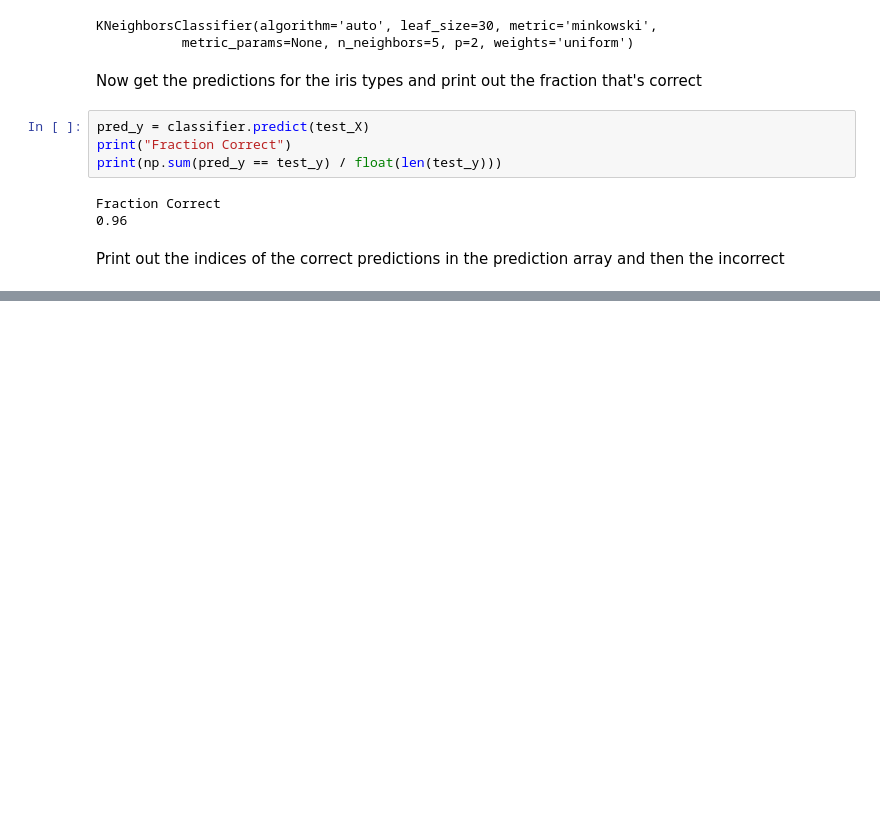
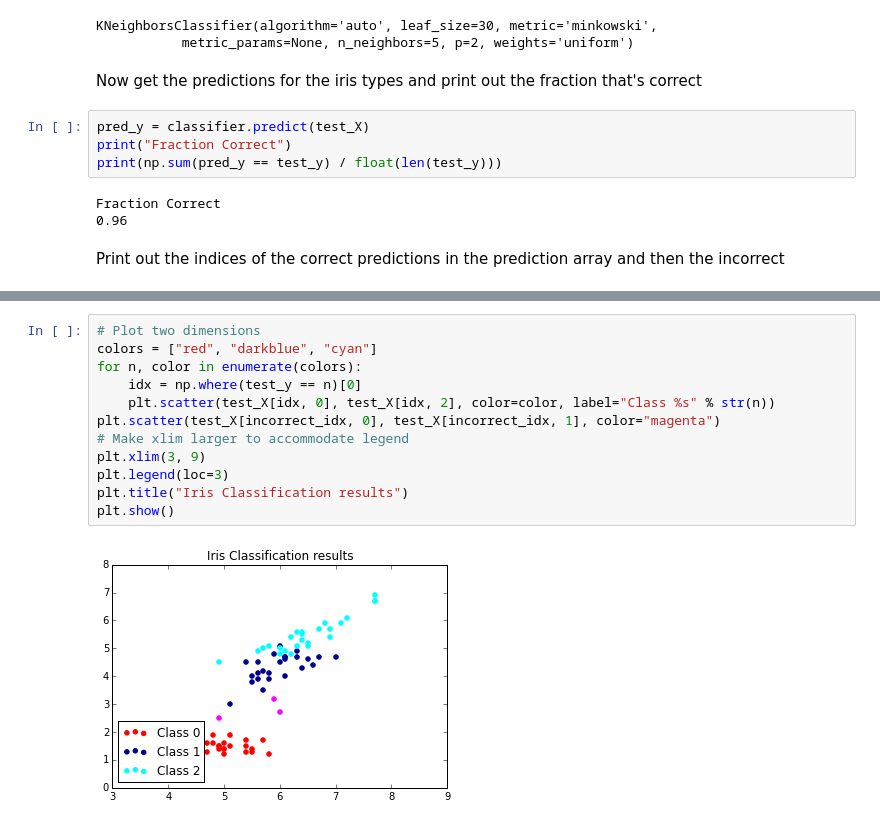
Before and after one commit to jkru/scipy_talk_tutorial, a Jupyter notebook: scipy_research_talk.ipynb, the cells around one changed output, grey strips where cells are left out. Cells and saved outputs as stored; diff of their text form; blank space fills up the shorter version.

```diff
--- a/scipy_research_talk.ipynb
+++ b/scipy_research_talk.ipynb
@@ -159,0 +176,14 @@ plt.show()
+# %%
+# Plot two dimensions
+colors = ["red", "darkblue", "cyan"]
+for n, color in enumerate(colors):
+    idx = np.where(test_y == n)[0]
+    plt.scatter(test_X[idx, 0], test_X[idx, 2], color=color, label="Class %s" % str(n))
+plt.scatter(test_X[incorrect_idx, 0], test_X[incorrect_idx, 1], color="magenta")
+# Make xlim larger to accommodate legend
+plt.xlim(3, 9)
+plt.legend(loc=3)
+plt.title("Iris Classification results")
+plt.show()
+# %% [output]
+[figure, added]
```
Also changed, not shown: parts of 7 cells of this notebook, 8 other files.
